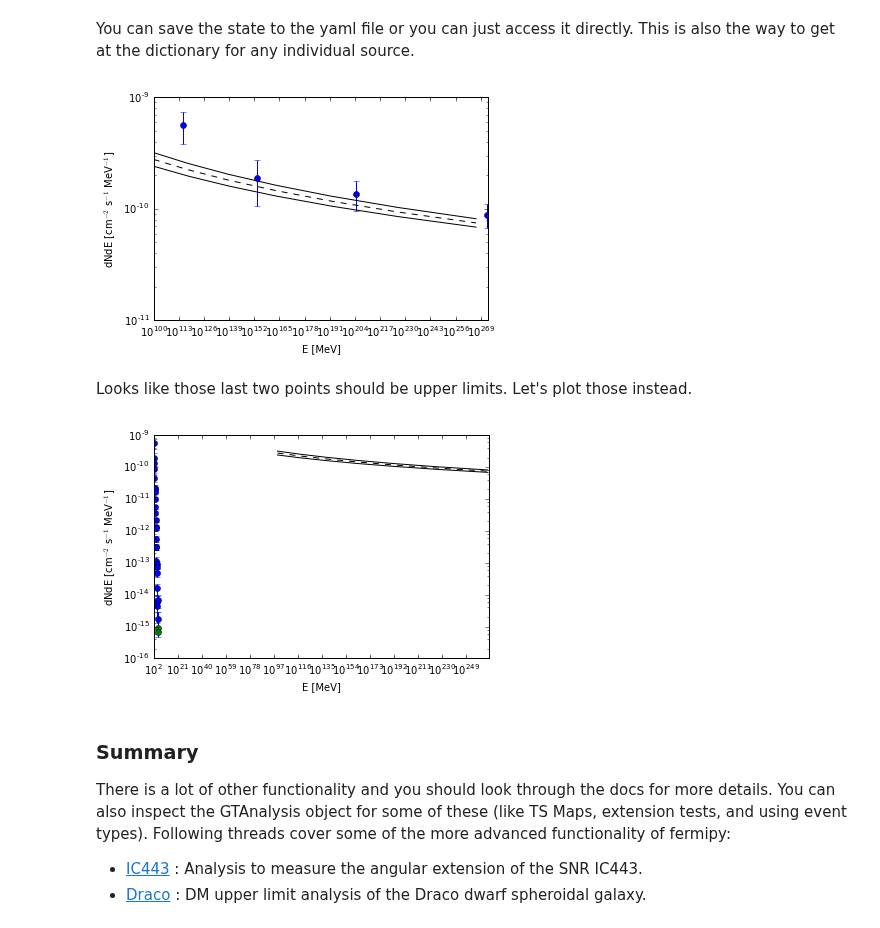
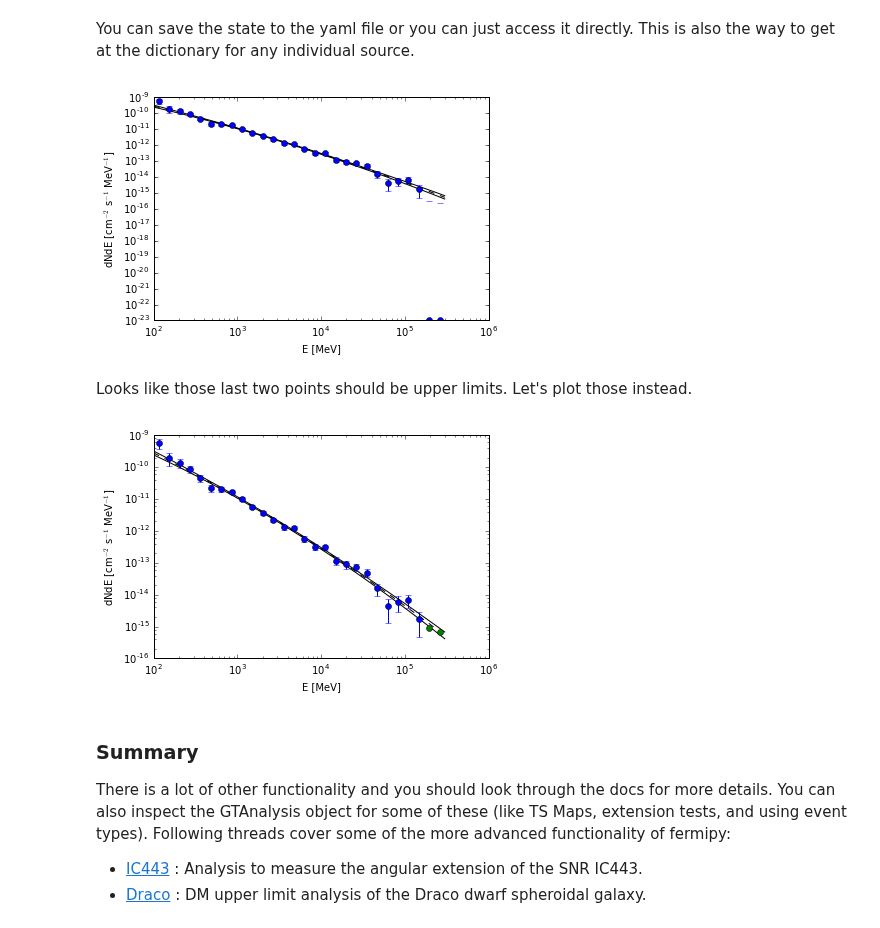
Before and after one commit to fermiPy/fermipy-extra, a Jupyter notebook: notebooks/pg1553.ipynb, the cells around one changed output. Drawn from its saved outputs; the diff is of its cells as text; code cells hidden in the pictures.

```diff
--- a/notebooks/pg1553.ipynb
+++ b/notebooks/pg1553.ipynb
@@ -364,33 +364,33 @@ You can save the state to the yaml file or you can just access it directly.  Thi
 # %%
 src = gta.roi['3FGL J1555.7+1111']
 # %%
-plt.loglog(10**E, dfde, 'k--')
-plt.loglog(10**E, dfde_hi, 'k')
-plt.loglog(10**E, dfde_lo, 'k')
-plt.errorbar(10**np.array(src.data['sed']['ectr'])
+plt.loglog(E, dfde, 'k--')
+plt.loglog(E, dfde_hi, 'k')
+plt.loglog(E, dfde_lo, 'k')
+plt.errorbar(np.array(src.data['sed']['ectr'])
              ,src.data['sed']['dfde'],
              yerr=src.data['sed']['dfde_err'], fmt ='o')
 plt.xlabel('E [MeV]')
 plt.ylabel(r'dNdE [cm$^{-2}$ s$^{-1}$ MeV$^{-1}$]')
 plt.show()
 # %% [output]
-[figure, old version]
+[figure, new version]
 # %% [markdown]
 Looks like those last two points should be upper limits.  Let's plot those instead.
 # %%
-plt.loglog(10**E, dfde, 'k--')
-plt.loglog(10**E, dfde_hi, 'k')
-plt.loglog(10**E, dfde_lo, 'k')
+plt.loglog(E, dfde, 'k--')
+plt.loglog(E, dfde_hi, 'k')
+plt.loglog(E, dfde_lo, 'k')
 plt.errorbar(np.array(src.data['sed']['ectr'][:-2])
              ,src.data['sed']['dfde'][:-2],
              yerr=src.data['sed']['dfde_err'][:-2], fmt ='o')
 plt.plot(np.array(src.data['sed']['ectr'][-2:])
              ,src.data['sed']['dfde_ul95'][-2:], 'o')
 plt.xlabel('E [MeV]')
 plt.ylabel(r'dNdE [cm$^{-2}$ s$^{-1}$ MeV$^{-1}$]')
 plt.show()
 # %% [output]
-[figure, old version]
+[figure, new version]
 # %% [markdown]
 ### Summary
 
```
Also changed, not shown: parts of 9 cells of this notebook.
